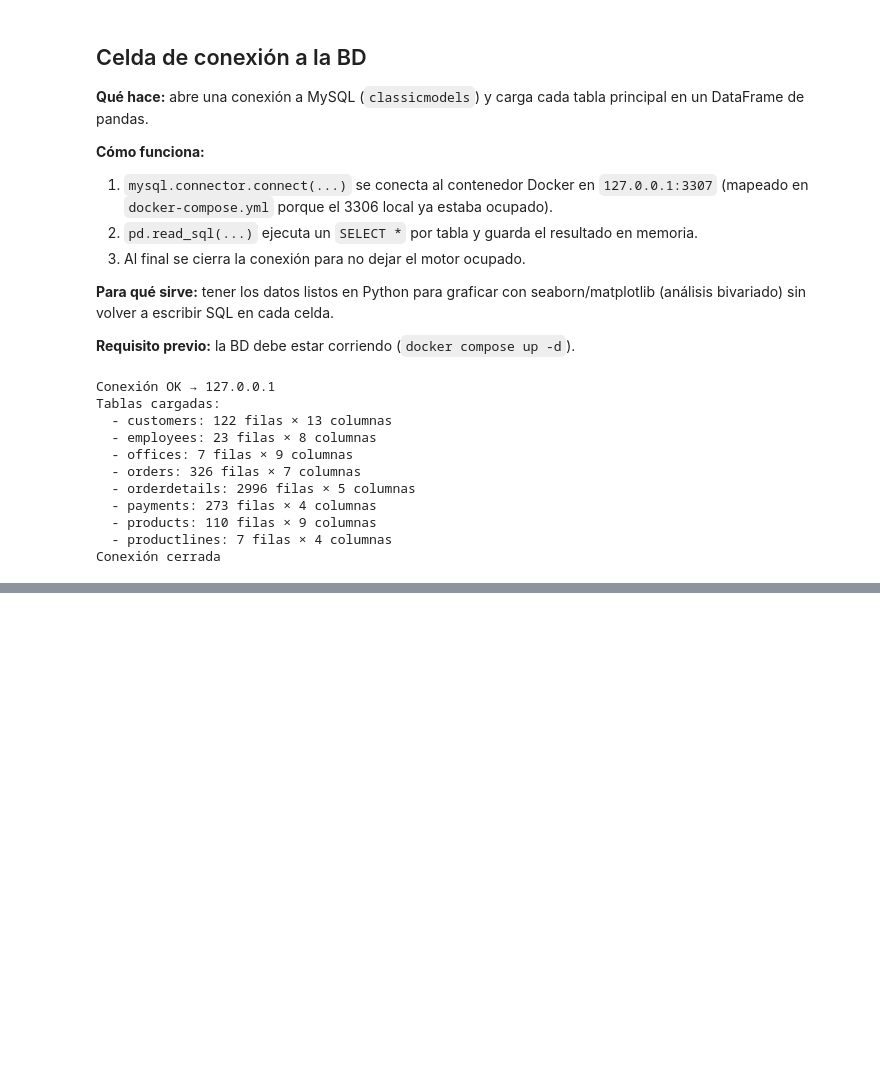
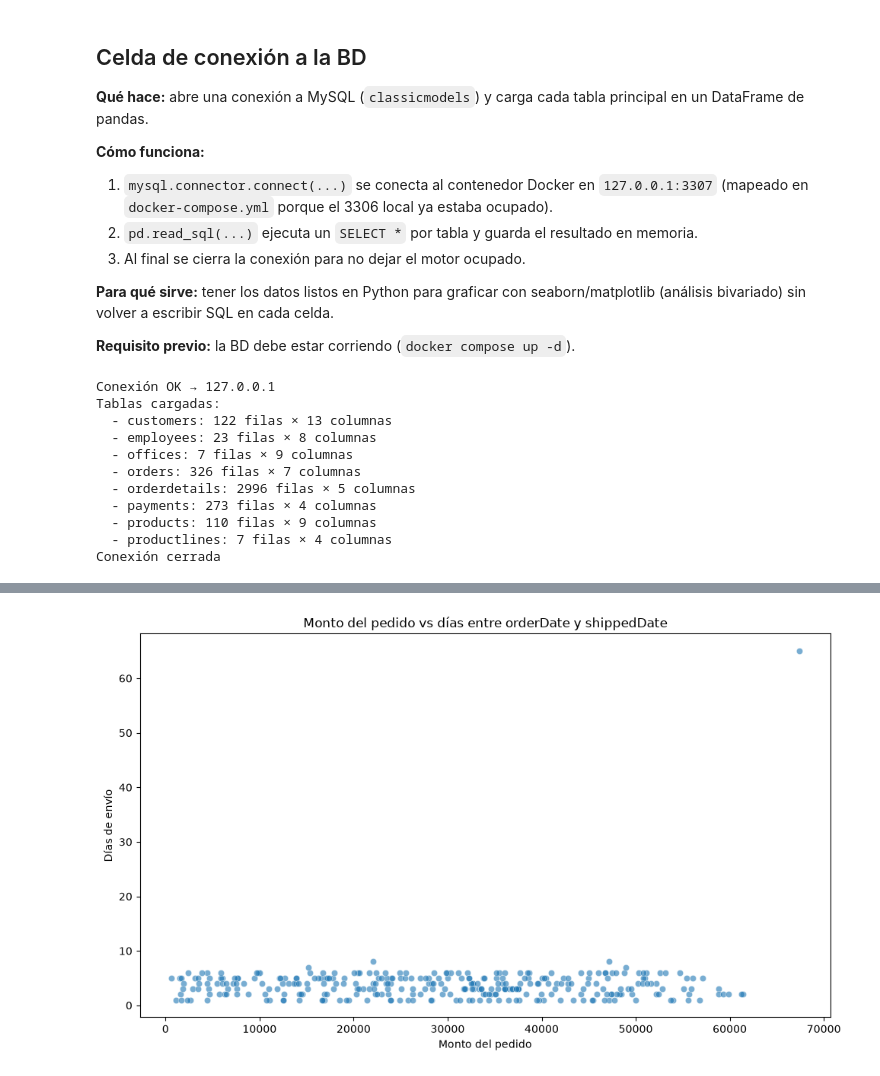
Before and after one commit to wshock/parcial-analisis, a Jupyter notebook: analisis_bivariado.ipynb, the cells around one changed output, grey strips where cells are left out. Cells and saved outputs as stored; diff of their text form; code cells hidden in the pictures; blank space fills up the shorter version.

```diff
--- a/analisis_bivariado.ipynb
+++ b/analisis_bivariado.ipynb
@@ -86,0 +275,20 @@ En product line podria preguntarme cuál es la linea a la que más le compran
+# %%
+# Monto total por pedido
+df_montos = df_orderdetails.copy()
+df_montos["line_total"] = df_montos["priceEach"] * df_montos["quantityOrdered"]
+
+monto_por_pedido = (
+    df_montos.groupby("orderNumber", as_index=False)["line_total"]
+    .sum()
+    .rename(columns={"line_total": "monto_pedido"})
+)
+
+# Unir con órdenes y calcular días de envío
+df_biv2 = pd.merge(df_orders, monto_por_pedido, on="orderNumber", how="inner")
+df_biv2["orderDate"] = pd.to_datetime(df_biv2["orderDate"])
+df_biv2["shippedDate"] = pd.to_datetime(df_biv2["shippedDate"])
+df_biv2["dias_envio"] = (df_biv2["shippedDate"] - df_biv2["orderDate"]).dt.days
+df_biv2 = df_biv2.dropna(subset=["dias_envio"]).copy()
+
+print("Pedidos usados:", len(df_biv2))
+df_biv2[["orderNumber", "monto_pedido", "orderDate", "shippedDate", "dias_envio"]].head(10)
@@ -86,0 +325,17 @@ En product line podria preguntarme cuál es la linea a la que más le compran
+# %%
+# Scatter: monto del pedido vs días de envío
+plt.figure(figsize=(10, 6))
+sns.scatterplot(
+    data=df_biv2,
+    x="monto_pedido",
+    y="dias_envio",
+    alpha=0.6,
+)
+
+plt.title("Monto del pedido vs días entre orderDate y shippedDate")
+plt.xlabel("Monto del pedido")
+plt.ylabel("Días de envío")
+plt.tight_layout()
+plt.show()
+# %% [output]
+[figure, added]
```
Also changed, not shown: parts of 25 cells of this notebook, 1 other file.
